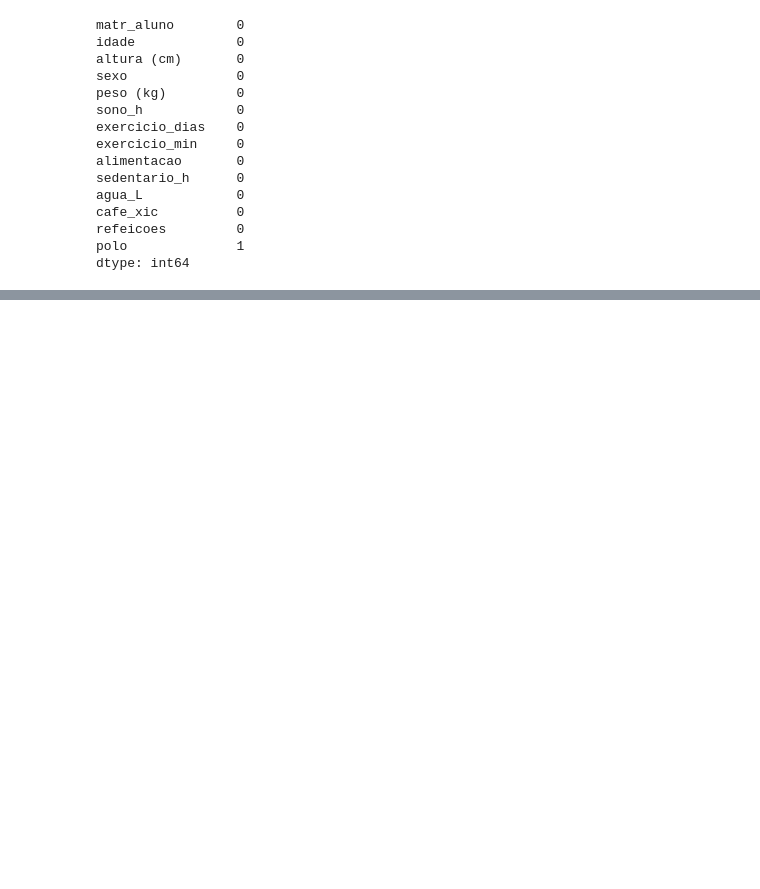
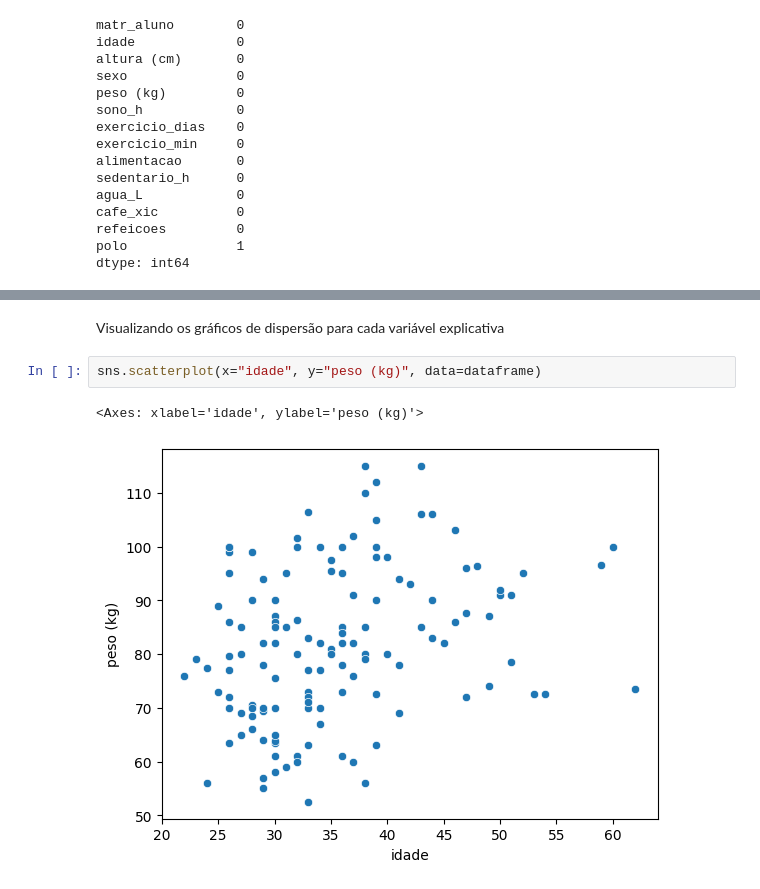
Before and after one commit to GodKelvin/pos-ia-dados-ufes, a Jupyter notebook: Regressão e Séries Temporais/Trab2_Regressao_Multivariada.ipynb, the cells around one changed output, grey strips where cells are left out. Drawn from its saved outputs; the diff is of its cells as text; blank space fills up the shorter version.

```diff
--- a/Regressão e Séries Temporais/Trab2_Regressao_Multivariada.ipynb
+++ b/Regressão e Séries Temporais/Trab2_Regressao_Multivariada.ipynb
@@ -121,0 +151,7 @@ dataframe.head()
+# %% [markdown]
+Visualizando os gráficos de dispersão para cada variável explicativa
+# %%
+sns.scatterplot(x="idade", y="peso (kg)", data=dataframe)
+# %% [output]
+<Axes: xlabel='idade', ylabel='peso (kg)'>
+[figure, added]
```
Also changed, not shown: parts of 17 cells of this notebook.
